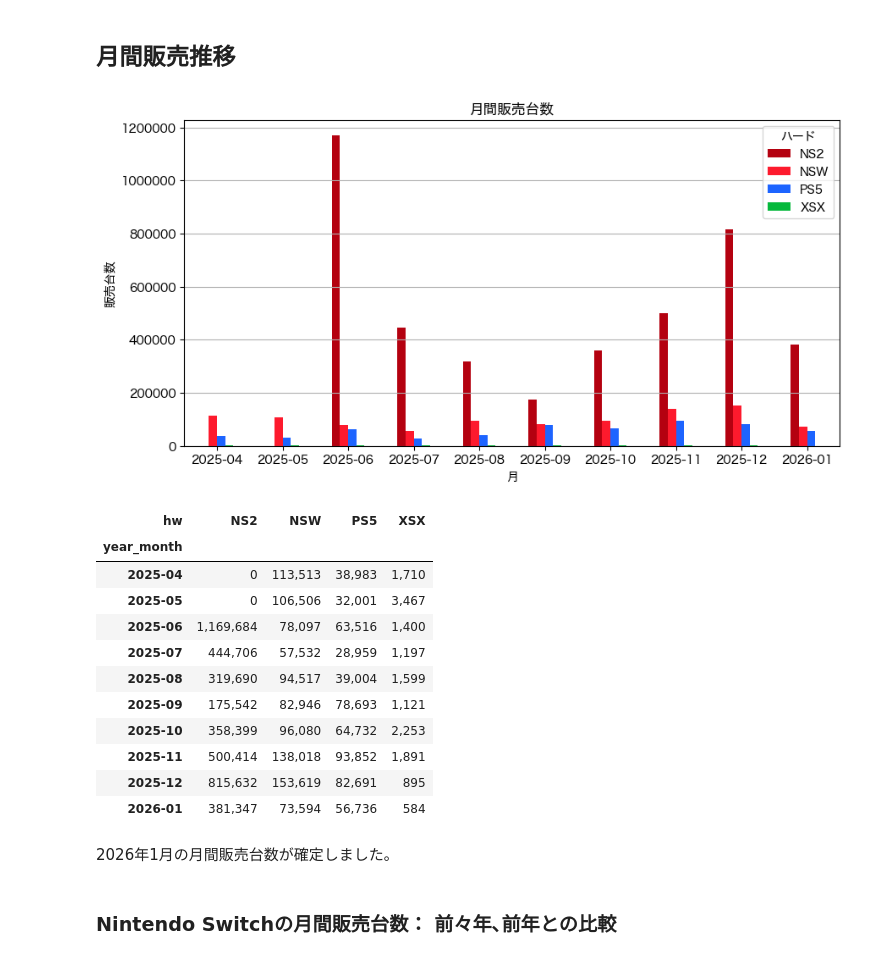
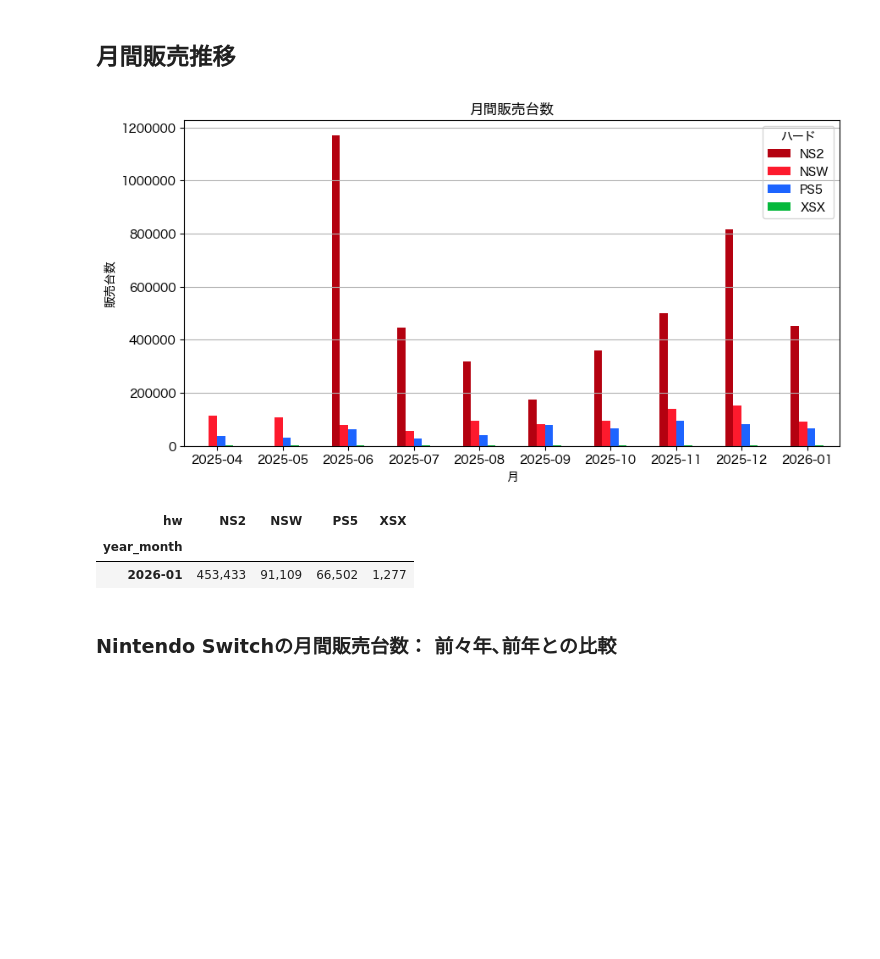
Before and after one commit to hidenden/gamedata, a Jupyter notebook: notebook/report/weekly_report.ipynb, the cells around one changed output. Cells and saved outputs as stored; diff of their text form; code cells hidden in the pictures; blank space fills up the shorter version.

```diff
--- a/notebook/report/weekly_report.ipynb
+++ b/notebook/report/weekly_report.ipynb
@@ -4,5 +7,5 @@
 # %%
-VERBOSE = True
+VERBOSE = False
 PUBLISH = True
 if not PUBLISH:
     %matplotlib widget
@@ -158,26 +157,15 @@ PS5の2023/12/20, 2024/12/20, 2025/12/20以降の週販のグラフを示しま
                                         begin=g.report_begin(report_date), end=report_date,
                                         stacked=False)
 # %% [output]
-[figure, old version]
+[figure, new version]
 # %%
-if VERBOSE:
-    month_style = g.style_sales(mbh_df)
-    display(month_style)
+
+month_style = g.style_sales(mbh_df.tail(1))
+display(month_style)
 # %% [output]
 | hw | NS2 | NSW | PS5 | XSX |
 | year_month |  |  |  |  |
-| 2025-04 | 0 | 113,513 | 38,983 | 1,710 |
-| 2025-05 | 0 | 106,506 | 32,001 | 3,467 |
-| 2025-06 | 1,169,684 | 78,097 | 63,516 | 1,400 |
-| 2025-07 | 444,706 | 57,532 | 28,959 | 1,197 |
-| 2025-08 | 319,690 | 94,517 | 39,004 | 1,599 |
-| 2025-09 | 175,542 | 82,946 | 78,693 | 1,121 |
-| 2025-10 | 358,399 | 96,080 | 64,732 | 2,253 |
-| 2025-11 | 500,414 | 138,018 | 93,852 | 1,891 |
-| 2025-12 | 815,632 | 153,619 | 82,691 | 895 |
-| 2026-01 | 381,347 | 73,594 | 56,736 | 584 |
+| 2026-01 | 453,433 | 91,109 | 66,502 | 1,277 |
-# %% [markdown]
-2026年1月の月間販売台数が確定しました｡
 # %% [markdown]
 ### Nintendo Switchの月間販売台数： 前々年､前年との比較
 # %%
```
Also changed, not shown: parts of 27 cells of this notebook, 6 other files.
